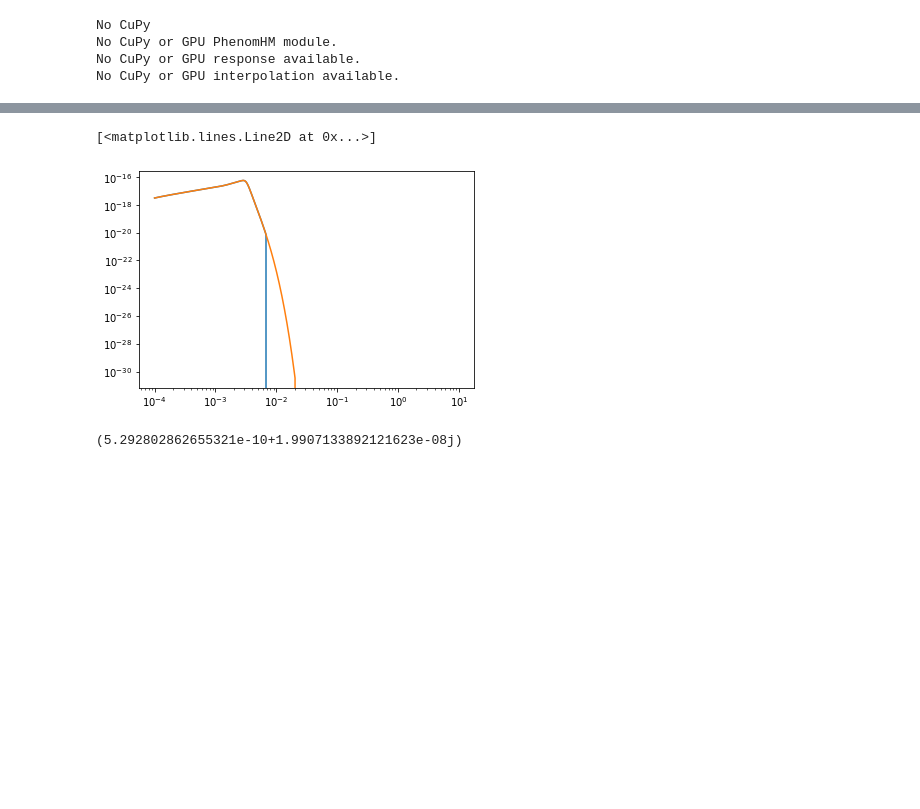
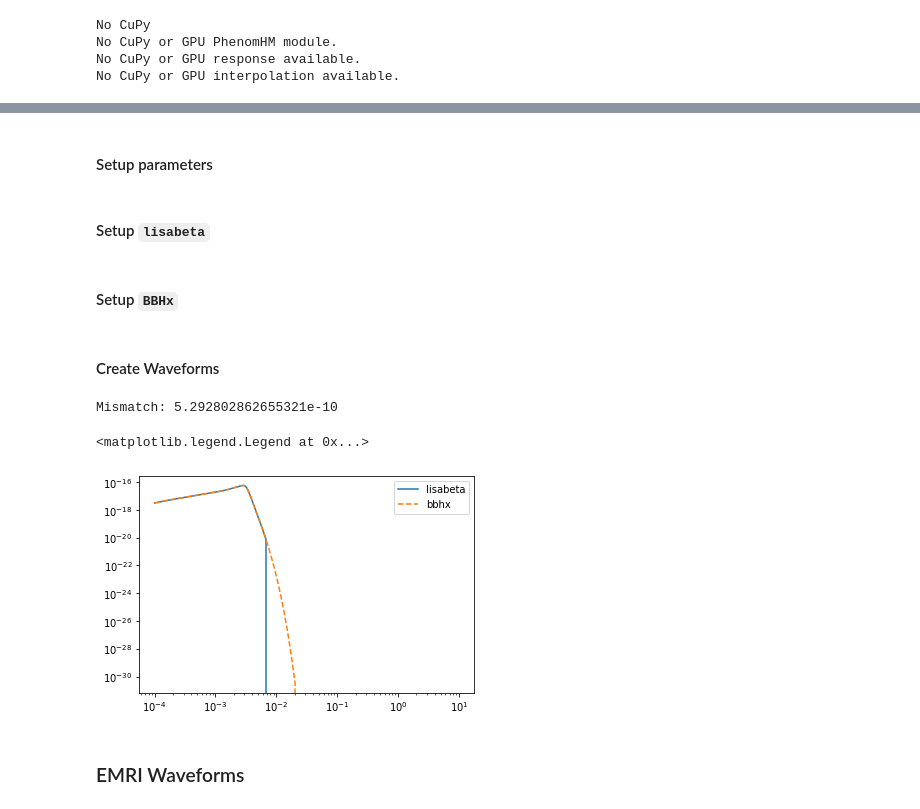
Before and after one commit to mikekatz04/LDC-waveform-generation-tutorial, a Jupyter notebook: Waveform Generation.ipynb, the cells around one changed output, grey strips where cells are left out. Drawn from its saved outputs; the diff is of its cells as text; code cells hidden in the pictures; blank space fills up the shorter version.

```diff
--- a/Waveform Generation.ipynb
+++ b/Waveform Generation.ipynb
@@ -94,3 +123,5 @@ wave_gen = BBHWaveformFD(amp_phase_kwargs=dict(run_phenomd=True))
+# %% [markdown]
+#### Setup parameters
 # %%
 fRef = 0.0
 phi0 = 0.0
@@ -144,0 +142,2 @@ katz_gen = BBHWaveformFD(amp_phase_kwargs=dict(run_phenomd=False))
+# %% [markdown]
+#### Setup `lisabeta`
@@ -144,0 +175,2 @@ katz_gen = BBHWaveformFD(amp_phase_kwargs=dict(run_phenomd=False))
+# %% [markdown]
+#### Setup `BBHx`
@@ -145,36 +194,23 @@ katz_gen = BBHWaveformFD(amp_phase_kwargs=dict(run_phenomd=False))
+# %% [markdown]
+#### Create Waveforms
 # %%
-Tobs_yr = 1.2 * YRSID_SI
-
-wvf_pars = {
-            "minf": 1e-5,  "maxf": 0.1,
-            "timetomerger_max": 1.0,
-            "fend": None, "tmin": None, "tmax": Tobs_yr,
-            "TDI": "TDIAET", "acc": 1e-4,
-            "order_fresnel_stencil": 0,
-            "LISAconst": lisa_params,
-            "responseapprox": "full",
-            "frozenLISA": False,
-            "TDIrescaled": False,
-            #"DeltatL_cut": YRSID_SI, # - 3600.00,
-			'scale_freq_hm': True
-        }
-
 lb_temp = GenerateLISATDISignal_SMBH(lb_params, modes=[(2, 2)], approximant='IMRPhenomD', tf_method='analytical', **wvf_pars)
 
-#np.intersect1d(freq_new_mode)
 
 lb_wave_all = np.conj(EvaluateTDIFreqseries(lb_temp['tdi'], freq_new)[(2, 2)]['chan1'])
 
-katz_wave_all = wave_gen(*katz_params,
-        freqs=freq_new,
-	modes=[(2,2)], direct=False, length=1024, fill=True, t_obs_end=0.0)[0, 0]
+katz_wave_all = katz_gen(*katz_params, freqs=freq_new, modes=[(2,2)], direct=False, length=1024, fill=True, t_obs_end=0.0)[0, 0]
+
+mismatch = 1- np.dot(lb_wave_all.conj(), katz_wave_all) / np.sqrt(np.dot(lb_wave_all.conj(), lb_wave_all) * np.dot(katz_wave_all.conj(), katz_wave_all))
+print("Mismatch:", mismatch.real)
+# %% [output]
+Mismatch: 5.292802862655321e-10
 # %%
-plt.loglog(freq_new, np.abs(lb_wave_all))
-plt.loglog(freq_new, np.abs(katz_wave_all))
+plt.loglog(freq_new, np.abs(lb_wave_all), label="lisabeta")
+plt.loglog(freq_new, np.abs(katz_wave_all), '--', label="bbhx")
+plt.legend()
 # %% [output]
-[<matplotlib.lines.Line2D at 0x...>]
+<matplotlib.legend.Legend at 0x...>
-[figure, old version]
+[figure, new version]
-# %%
-1- np.dot(lb_wave_all.conj(), katz_wave_all) / np.sqrt(np.dot(lb_wave_all.conj(), lb_wave_all) * np.dot(katz_wave_all.conj(), katz_wave_all))
-# %% [output]
-(5.292802862655321e-10+1.9907133892121623e-08j)
+# %% [markdown]
+### EMRI Waveforms
```
Also changed, not shown: parts of 21 cells of this notebook, 2 other files.
